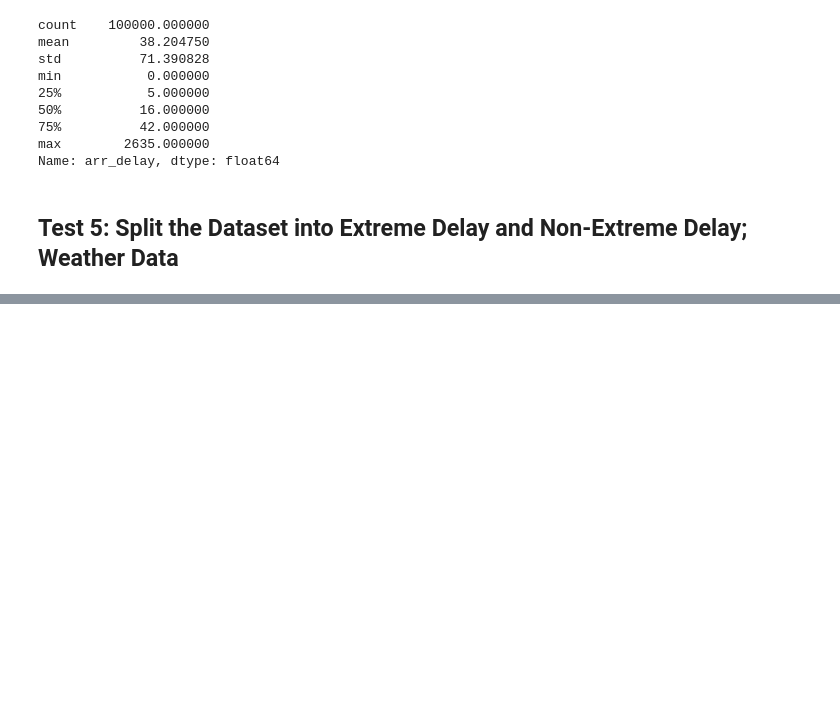
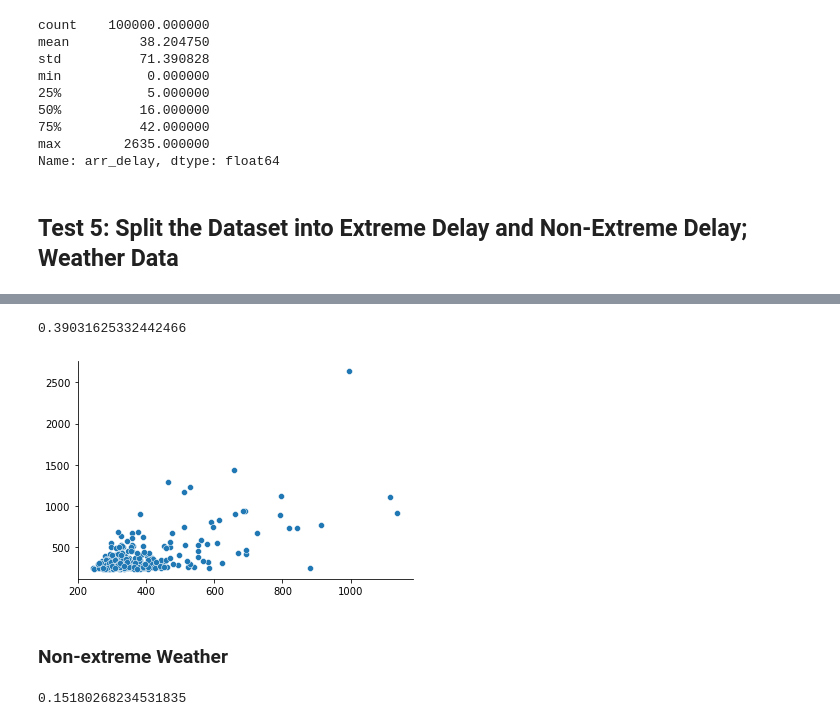
Before and after one commit to michaelhalim168/flight-delay-prediction, a Jupyter notebook: notebooks/regression-model-testing.ipynb, the cells around one changed output, grey strips where cells are left out. Drawn from its saved outputs; the diff is of its cells as text; code cells hidden in the pictures; blank space fills up the shorter version.

Commit message:
perform regression with weather data

```diff
--- a/notebooks/regression-model-testing.ipynb
+++ b/notebooks/regression-model-testing.ipynb
@@ -573,0 +690,19 @@ extreme_weather = flights_df5[]
+# %%
+X_train, X_test, y_train, y_test = train_test_split(X_ext_weather_transformed, y_ext_weather_transformed, train_size=0.75)
+# %%
+gbr = GradientBoostingRegressor()
+# %%
+gbr.fit(X_train, y_train)
+gbr.score(X_test, y_test)
+# %% [output]
+0.39031625332442466
+# %%
+y_pred_ext_weather = gbr.predict(X_test)
+# %%
+sns.scatterplot(x=y_pred_ext_weather, y=y_test.reshape(1,-1)[0])
+sns.despine()
+plt.show()
+# %% [output]
+[figure, added]
+# %% [markdown]
+### Non-extreme Weather
@@ -573,0 +735,5 @@ extreme_weather = flights_df5[]
+# %%
+gbr.fit(X_train, y_train)
+gbr.score(X_test, y_test)
+# %% [output]
+0.15180268234531835
```
Also changed, not shown: parts of 35 cells of this notebook, 1 other file.
